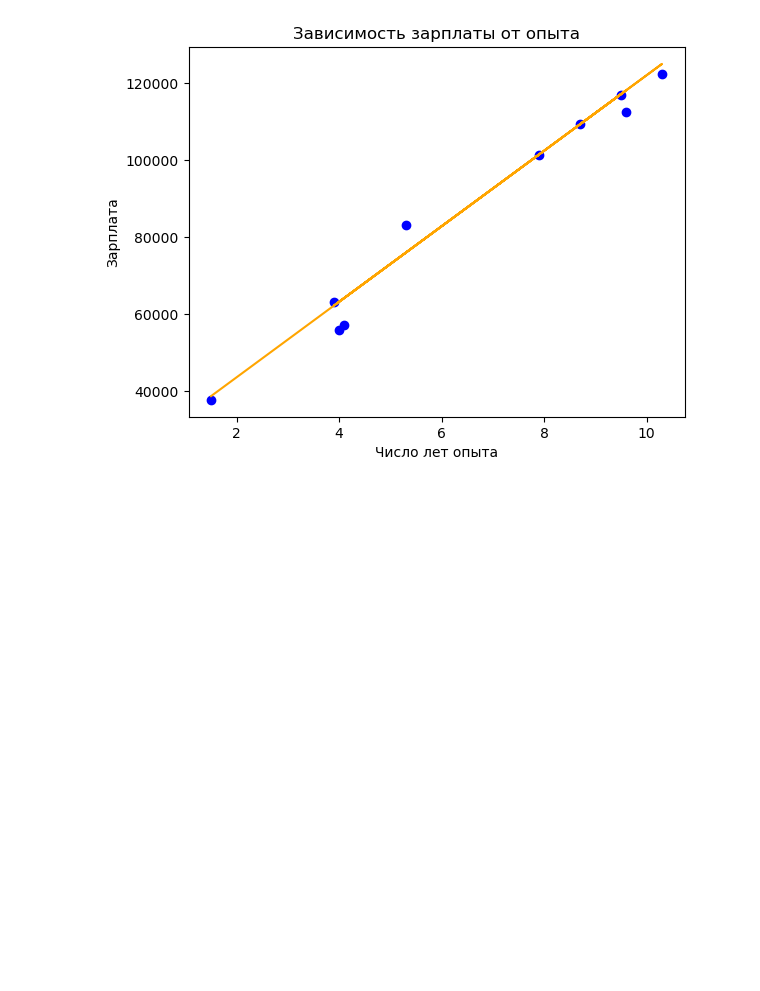
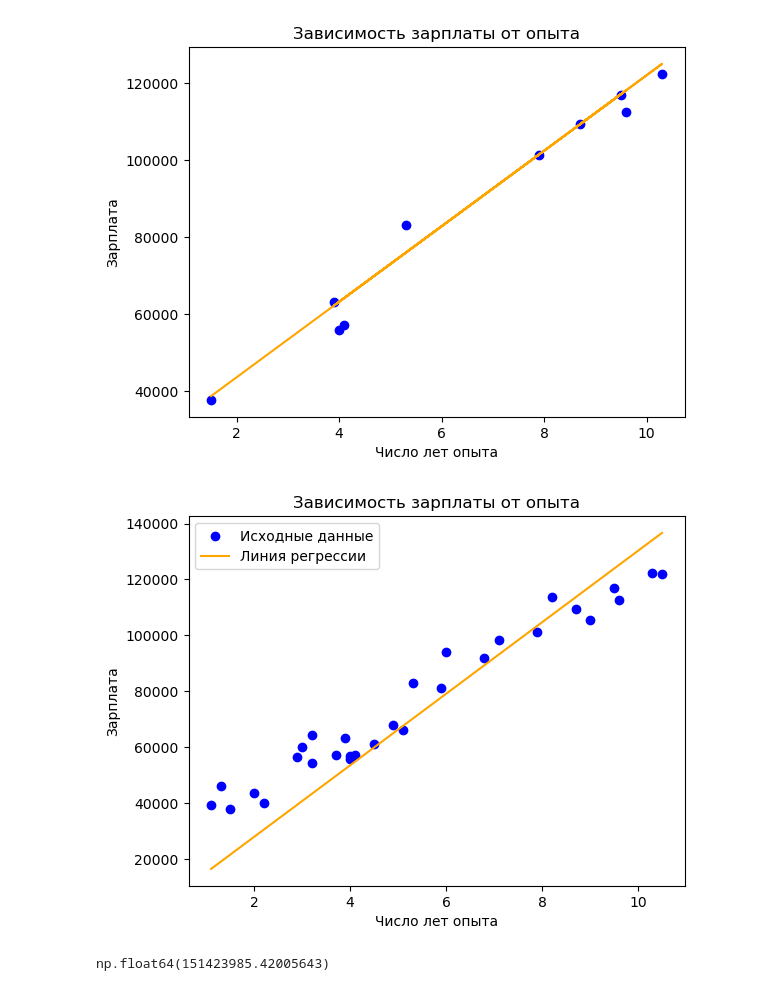
Before and after one commit to iTonyJah/DataScience, a Jupyter notebook: Edu/classical_ml/LinReg_scratch.ipynb, the cells around one changed output. Saved outputs shown, nothing was run; the diff lists cells and outputs as text; code cells hidden in the pictures; blank space fills up the shorter version.

```diff
--- a/Edu/classical_ml/LinReg_scratch.ipynb
+++ b/Edu/classical_ml/LinReg_scratch.ipynb
@@ -103,3 +119,28 @@ plt.ylabel('Зарплата')
 plt.show()
 # %% [output]
 [figure]
+# %%
+df = pd.read_csv( "salary_data.csv" )
+
+X = df.iloc[:,:-1].values
+Y = df.iloc[:,1].values
+
+model = LinearRegression(iterations = 10, learning_rate = 0.01)
+model.fit(X, Y)
+
+Y_pred = model.predict(X)
+
+plt.scatter(X, Y, color = 'blue', label='Исходные данные')
+plt.plot(X, Y_pred, color = 'orange', label='Линия регрессии')
+plt.title('Зависимость зарплаты от опыта')
+plt.xlabel('Число лет опыта')
+plt.ylabel('Зарплата')
+plt.legend()
+
+plt.show()
+# %% [output]
+[figure, added]
+# %%
+np.min(model.loss_history)
+# %% [output]
+np.float64(151423985.42005643)
```
Also changed, not shown: parts of 4 cells of this notebook, 1 other file.
